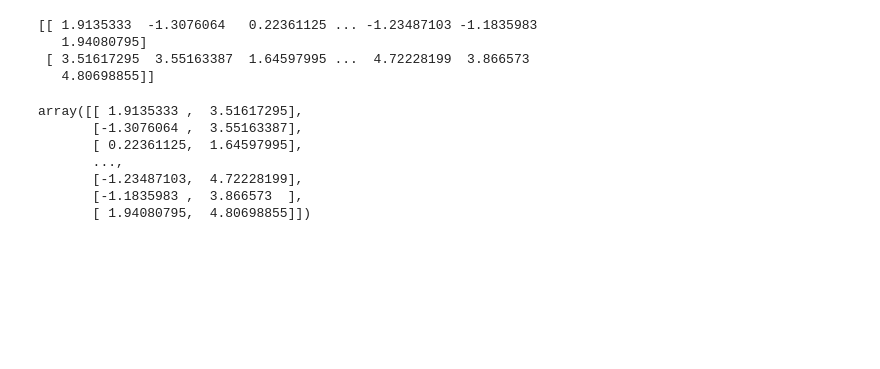
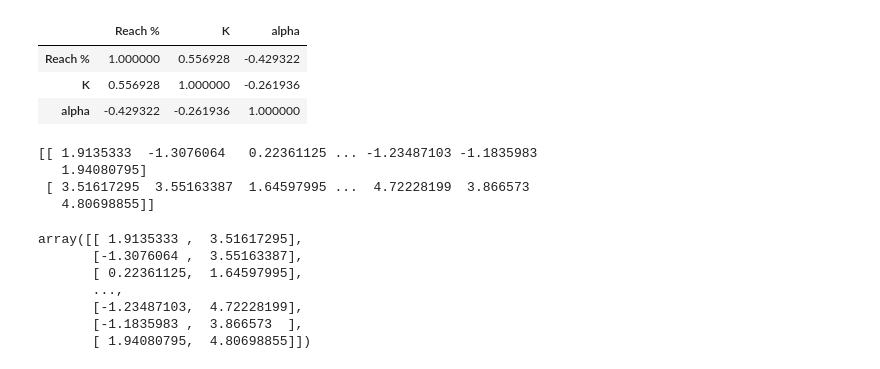
Before and after one commit to Hietamaki/ship-passage-predictor, a Jupyter notebook: workbench.ipynb, the cells around one changed output. Drawn from its saved outputs; the diff is of its cells as text; code cells hidden in the pictures; blank space fills up the shorter version.

```diff
--- a/workbench.ipynb
+++ b/workbench.ipynb
@@ -20,3 +39,23 @@ Loaded 12911 objects from ships.h5
+# %%
+import pandas as pd
+a = []
+b=[]
+c=[]
+for n in nodes:
+    if n.reach_k > 0:
+        a.append(n.reach_percentage())
+        b.append(n.reach_k)
+        c.append(n.alpha)
+df=pd.DataFrame(np.array([a,b,c]).T.reshape(-1, 3), columns=["Reach %", "K", "alpha"])
+
+df.corr()
+#plt.plot(b,c, 'bo')
+#plt.hist(a)
+# %% [output]
+|  | Reach % | K | alpha |
+| Reach % | 1.000000 | 0.556928 | -0.429322 |
+| K | 0.556928 | 1.000000 | -0.261936 |
+| alpha | -0.429322 | -0.261936 | 1.000000 |
 # %%
 #n = nodes[100]
 #n.draw()
```
Also changed, not shown: parts of 1 cell of this notebook, 3 other files.
